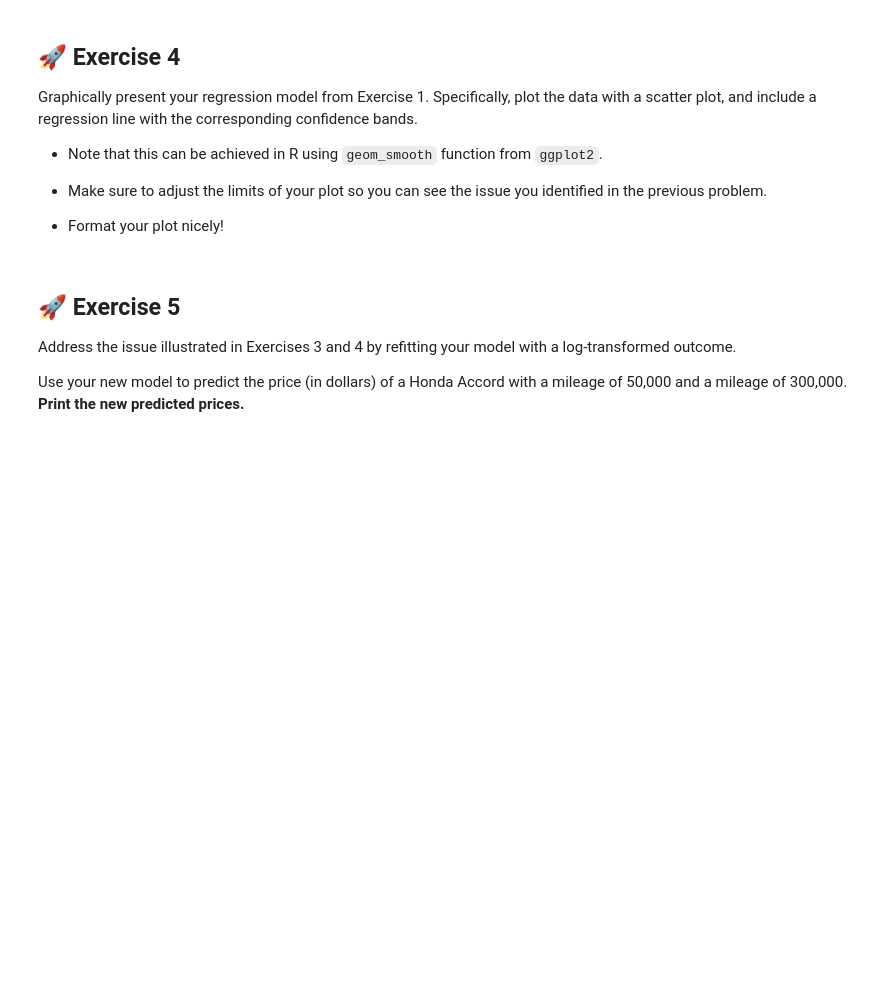
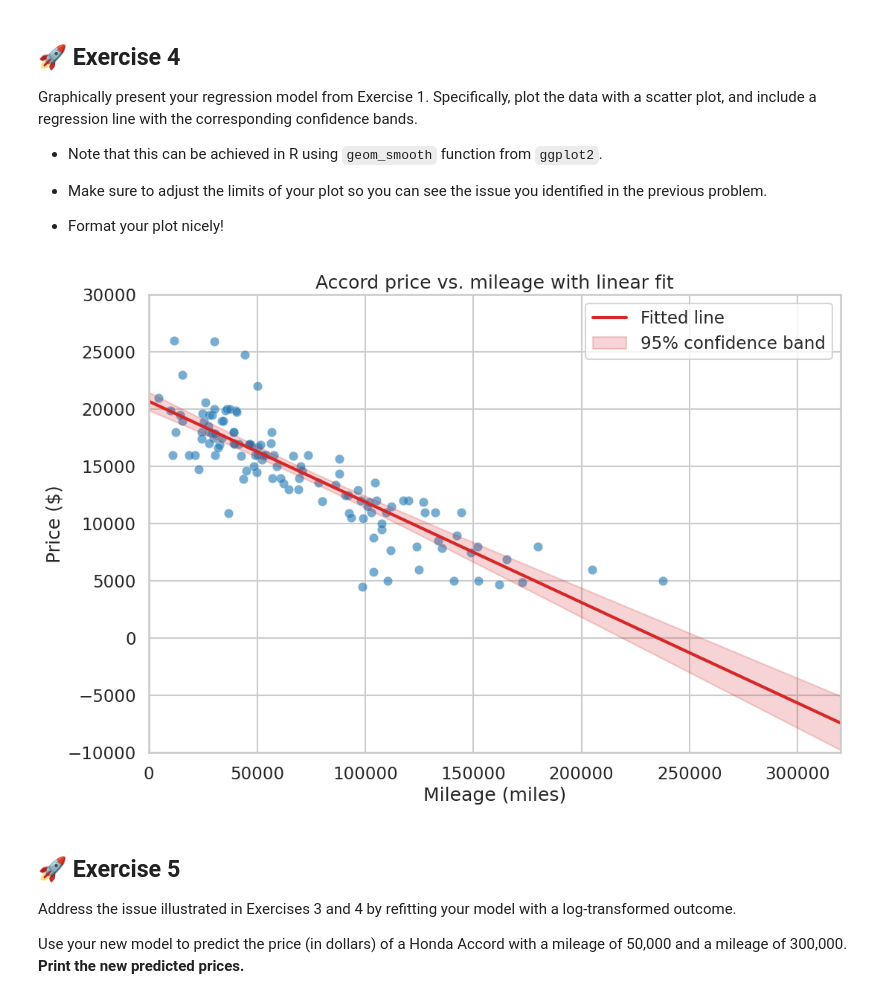
Before and after one commit to thabir303/CSE-837-ML, a Jupyter notebook: hw4/linear-regression-exercises.ipynb, the cells around one changed output. Drawn from its saved outputs; the diff is of its cells as text; code cells hidden in the pictures; blank space fills up the shorter version.

```diff
--- a/hw4/linear-regression-exercises.ipynb
+++ b/hw4/linear-regression-exercises.ipynb
@@ -67,0 +30,21 @@ A spec_tbl_df: 10 × 7
+# %%
+# Load in additional functions
+import sys
+from pathlib import Path
+
+user_site = Path.home() / ".local/lib/python3.12/site-packages"
+if user_site.exists() and str(user_site) not in sys.path:
+    sys.path.append(str(user_site))
+
+import pandas as pd
+import numpy as np
+import seaborn as sns
+import matplotlib.pyplot as plt
+import statsmodels.api as sm
+import statsmodels.formula.api as smf
+
+pd.set_option("display.float_format", lambda v: f"{v:0.3f}")
+sns.set_theme(style="whitegrid", context="talk")
+
+cars = pd.read_csv("https://jdgrossman.com/assets/used-cars.tsv", sep="\t")
+cars.sample(100, random_state=42)
@@ -90,0 +86,7 @@ Note: You should not report more precision than is necessary. For example, if yo
+# %%
+# Filter Honda Accord records and fit price ~ mileage model
+accords = cars.query("make == 'Honda' and model == 'Accord'").copy()
+len_accords = len(accords)
+print(f"Number of Honda Accords: {len_accords}")
+model_mileage = smf.ols("price ~ mileage", data=accords).fit()
+model_mileage.summary()
@@ -165,3 +228,21 @@ a scatter plot, and include a regression line with the corresponding confidence
+# %%
+mileage_grid = np.linspace(0, 320_000, 200)
+grid_df = pd.DataFrame({'mileage': mileage_grid})
+grid_preds = model_mileage.get_prediction(grid_df).summary_frame(alpha=0.05)
+
+fig, ax = plt.subplots(figsize=(12, 8))
+sns.scatterplot(data=accords, x='mileage', y='price', ax=ax, color='#1f77b4', alpha=0.6, edgecolor='w', s=80, linewidth=0.3)
+ax.plot(mileage_grid, grid_preds['mean'], color='#d62728', linewidth=3, label='Fitted line')
+ax.fill_between(mileage_grid, grid_preds['mean_ci_lower'], grid_preds['mean_ci_upper'], color='#d62728', alpha=0.2, label='95% confidence band')
+ax.set_xlim(0, 320_000)
+ax.set_ylim(-10_000, 30_000)
+ax.set_xlabel('Mileage (miles)')
+ax.set_ylabel('Price ($)')
+ax.set_title('Accord price vs. mileage with linear fit')
+ax.legend(frameon=True)
+plt.show()
+# %% [output]
+[figure, added]
 # %% [markdown]
 ## 🚀 Exercise 5
 
```
Also changed, not shown: parts of 39 cells of this notebook, 1 other file.
